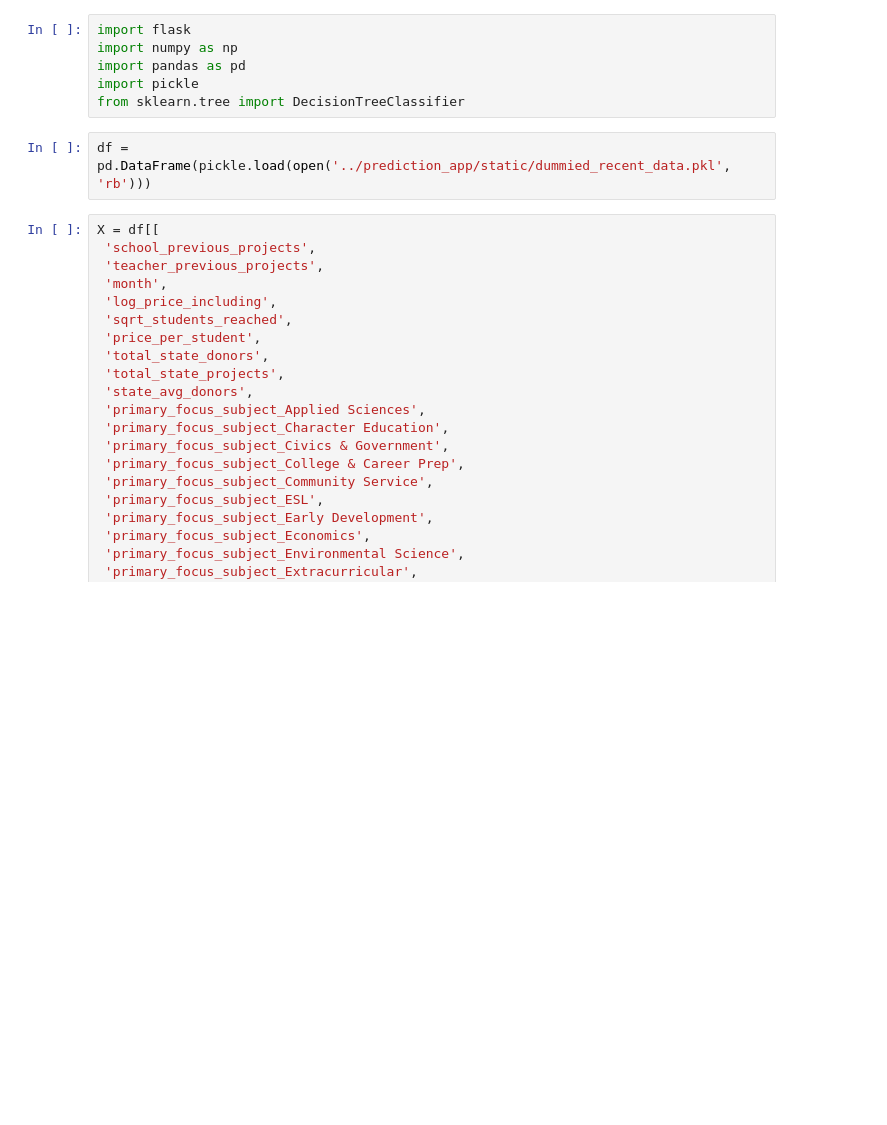
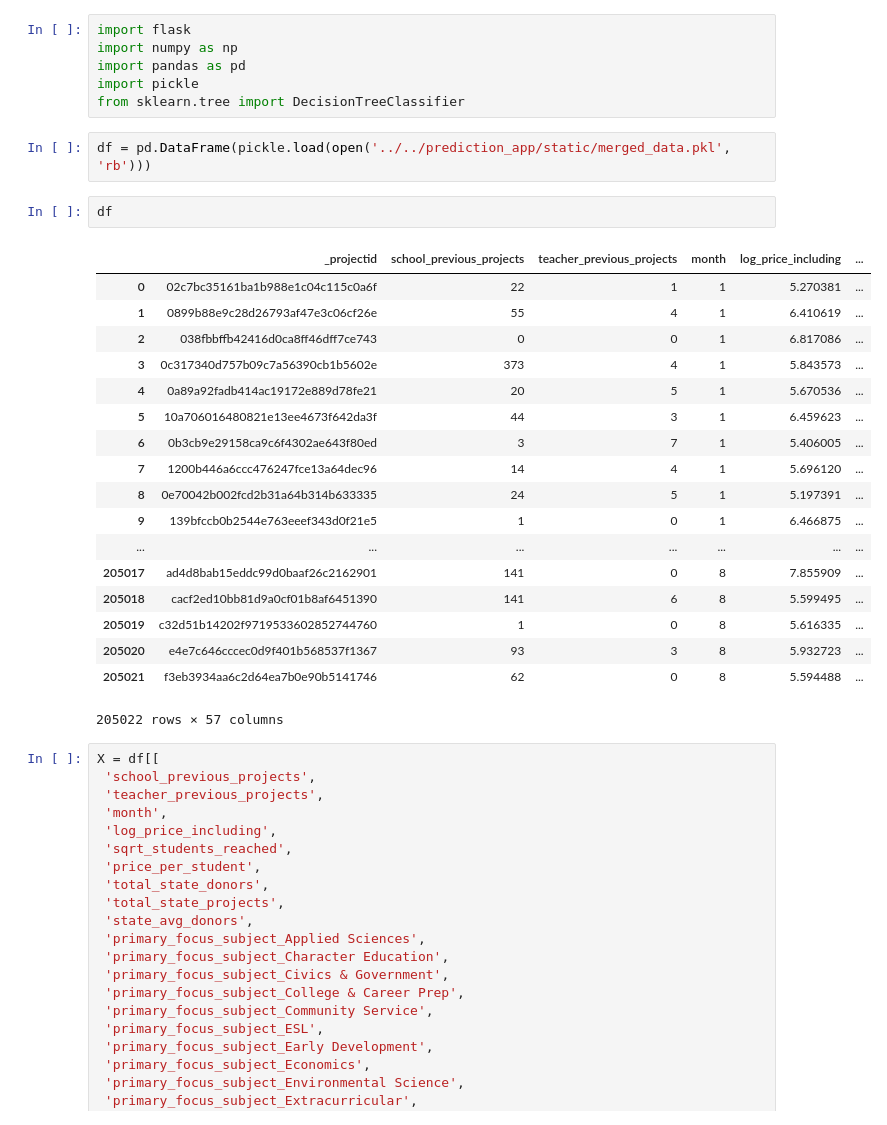
Before and after one commit to edooley7/donorschoose_project, a Jupyter notebook: notebooks/testing_dummied_data.ipynb, the cells around one changed output. Drawn from its saved outputs; the diff is of its cells as text; blank space fills up the shorter version.

```diff
--- a/notebooks/testing_dummied_data.ipynb
+++ b/notebooks/testing_dummied_data.ipynb
@@ -5,7 +5,28 @@ import pandas as pd
 import pickle
 from sklearn.tree import DecisionTreeClassifier
 # %%
-df = pd.DataFrame(pickle.load(open('../prediction_app/static/dummied_recent_data.pkl', 'rb')))
+df = pd.DataFrame(pickle.load(open('../../prediction_app/static/merged_data.pkl', 'rb')))
+# %%
+df
+# %% [output]
+|  | _projectid | school_previous_projects | teacher_previous_projects | month | log_price_including | ... |
+| 0 | 02c7bc35161ba1b988e1c04c115c0a6f | 22 | 1 | 1 | 5.270381 | ... |
+| 1 | 0899b88e9c28d26793af47e3c06cf26e | 55 | 4 | 1 | 6.410619 | ... |
+| 2 | 038fbbffb42416d0ca8ff46dff7ce743 | 0 | 0 | 1 | 6.817086 | ... |
+| 3 | 0c317340d757b09c7a56390cb1b5602e | 373 | 4 | 1 | 5.843573 | ... |
+| 4 | 0a89a92fadb414ac19172e889d78fe21 | 20 | 5 | 1 | 5.670536 | ... |
+| 5 | 10a706016480821e13ee4673f642da3f | 44 | 3 | 1 | 6.459623 | ... |
+| 6 | 0b3cb9e29158ca9c6f4302ae643f80ed | 3 | 7 | 1 | 5.406005 | ... |
+| 7 | 1200b446a6ccc476247fce13a64dec96 | 14 | 4 | 1 | 5.696120 | ... |
+| 8 | 0e70042b002fcd2b31a64b314b633335 | 24 | 5 | 1 | 5.197391 | ... |
+| 9 | 139bfccb0b2544e763eeef343d0f21e5 | 1 | 0 | 1 | 6.466875 | ... |
+| ... | ... | ... | ... | ... | ... | ... |
+| 205017 | ad4d8bab15eddc99d0baaf26c2162901 | 141 | 0 | 8 | 7.855909 | ... |
+| 205018 | cacf2ed10bb81d9a0cf01b8af6451390 | 141 | 6 | 8 | 5.599495 | ... |
+| 205019 | c32d51b14202f9719533602852744760 | 1 | 0 | 8 | 5.616335 | ... |
+| 205020 | e4e7c646cccec0d9f401b568537f1367 | 93 | 3 | 8 | 5.932723 | ... |
+| 205021 | f3eb3934aa6c2d64ea7b0e90b5141746 | 62 | 0 | 8 | 5.594488 | ... |
+205022 rows × 57 columns
 # %%
 X = df[[
  'school_previous_projects',
```
Also changed, not shown: parts of 1 cell of this notebook, 5 other files.
